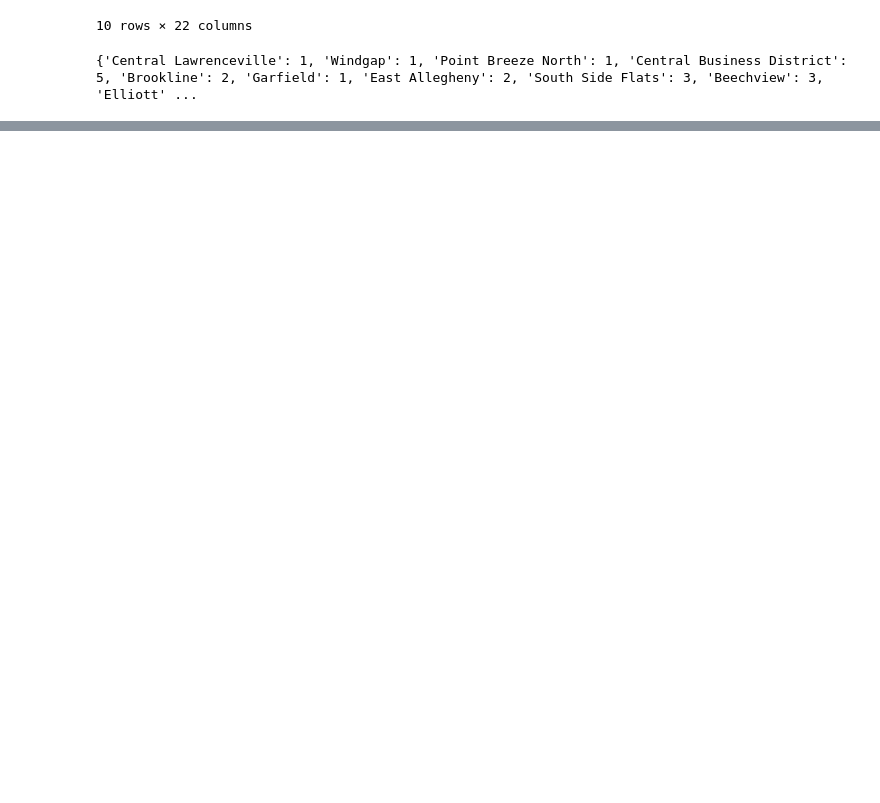
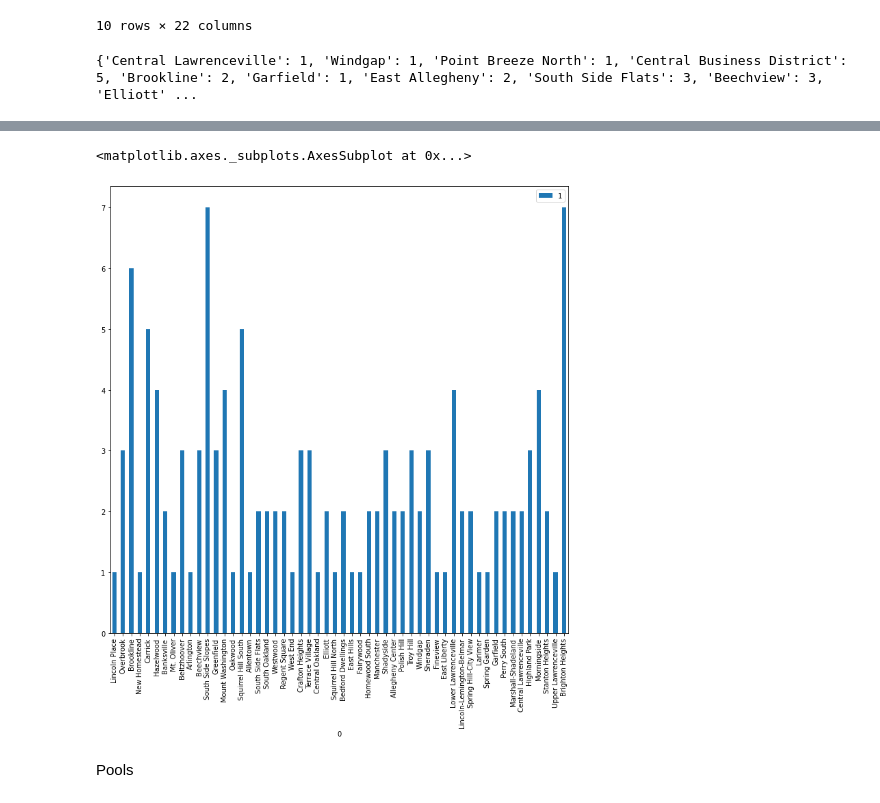
Before and after one commit to SparkWorks13/latFinalProject, a Jupyter notebook: Notebook-TRS179.ipynb, the cells around one changed output, grey strips where cells are left out. Cells and saved outputs as stored; diff of their text form; code cells hidden in the pictures; blank space fills up the shorter version.

```diff
--- a/Notebook-TRS179.ipynb
+++ b/Notebook-TRS179.ipynb
@@ -33,0 +78,2 @@ print(neighborhoods)
+# %%
+ball = pd.read_csv("datasets/Ballfields.csv")
@@ -33,0 +94,18 @@ print(neighborhoods)
+# %%
+ll = ball.iloc[:, 2:4]
+neighborhoods = {}
+for x in range(ll.iloc[:, 0].count()):
+    loc = fp.geo_to_neighborhood(ll.iloc[x, 1], ll.iloc[x, 0])
+    if loc in neighborhoods:
+        neighborhoods[loc] += 1
+    elif loc != None:
+        neighborhoods[loc] = 1
+# %%
+n = pd.DataFrame(neighborhoods.items())
+# %%
+n.plot.bar(x=0, figsize=(12,12))
+# %% [output]
+<matplotlib.axes._subplots.AxesSubplot at 0x...>
+[figure, added]
+# %% [markdown]
+Pools
```
Also changed, not shown: parts of 17 cells of this notebook, 1 other file.
